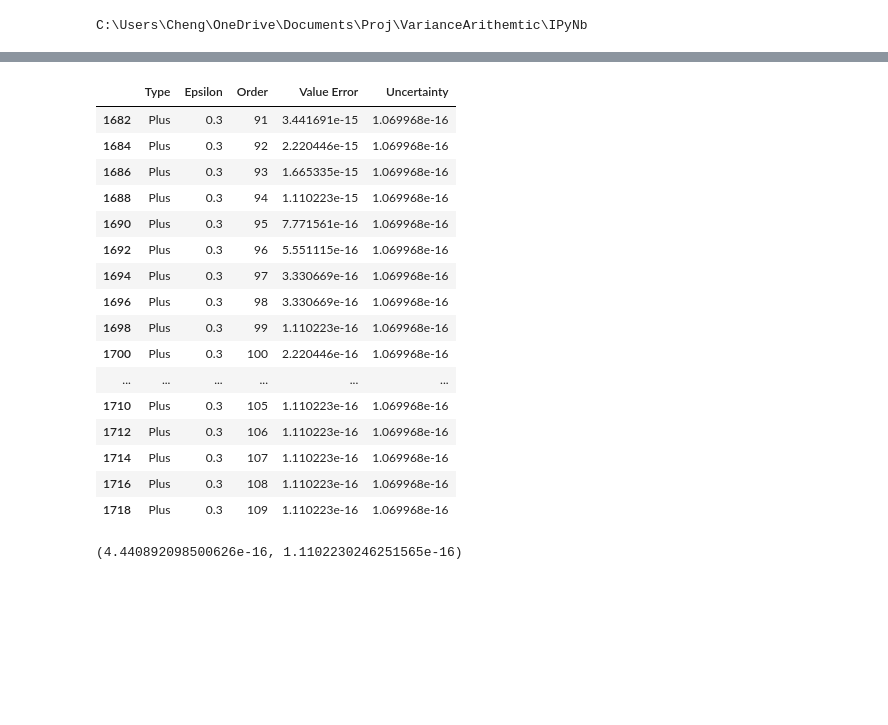
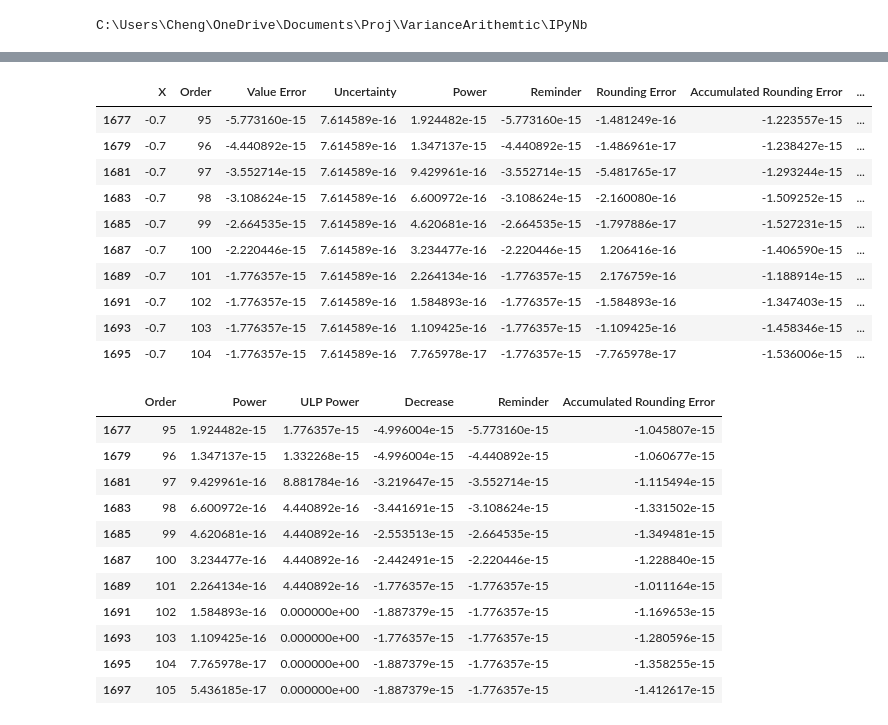
Before and after one commit to Chengpu0707/VarianceArithmetic, a Jupyter notebook: IPyNb/TaylorExpansion.ipynb, the cells around one changed output, grey strips where cells are left out. Drawn from its saved outputs; the diff is of its cells as text; code cells hidden in the pictures; blank space fills up the shorter version.

```diff
--- a/IPyNb/TaylorExpansion.ipynb
+++ b/IPyNb/TaylorExpansion.ipynb
@@ -132,24 +109,30 @@ df[(df['Epsilon']==0.3) & (df['Type']=='Minus') & (df['Order']>90) & (df['Order'
 # %%
-df[(df['Epsilon']==0.3) & (df['Type']=='Plus') & (df['Order']>90) & (df['Order']<110)].head(110)
+df[(df['X']==-0.7) & (df['Order']>=95) & (df['Order']<=105)].head(10)
 # %% [output]
-|  | Type | Epsilon | Order | Value Error | Uncertainty |
-| 1682 | Plus | 0.3 | 91 | 3.441691e-15 | 1.069968e-16 |
-| 1684 | Plus | 0.3 | 92 | 2.220446e-15 | 1.069968e-16 |
-| 1686 | Plus | 0.3 | 93 | 1.665335e-15 | 1.069968e-16 |
-| 1688 | Plus | 0.3 | 94 | 1.110223e-15 | 1.069968e-16 |
-| 1690 | Plus | 0.3 | 95 | 7.771561e-16 | 1.069968e-16 |
-| 1692 | Plus | 0.3 | 96 | 5.551115e-16 | 1.069968e-16 |
-| 1694 | Plus | 0.3 | 97 | 3.330669e-16 | 1.069968e-16 |
-| 1696 | Plus | 0.3 | 98 | 3.330669e-16 | 1.069968e-16 |
-| 1698 | Plus | 0.3 | 99 | 1.110223e-16 | 1.069968e-16 |
-| 1700 | Plus | 0.3 | 100 | 2.220446e-16 | 1.069968e-16 |
-| ... | ... | ... | ... | ... | ... |
-| 1710 | Plus | 0.3 | 105 | 1.110223e-16 | 1.069968e-16 |
-| 1712 | Plus | 0.3 | 106 | 1.110223e-16 | 1.069968e-16 |
-| 1714 | Plus | 0.3 | 107 | 1.110223e-16 | 1.069968e-16 |
-| 1716 | Plus | 0.3 | 108 | 1.110223e-16 | 1.069968e-16 |
-| 1718 | Plus | 0.3 | 109 | 1.110223e-16 | 1.069968e-16 |
+|  | X | Order | Value Error | Uncertainty | Power | Reminder | Rounding Error | Accumulated Rounding Error | ... |
+| 1677 | -0.7 | 95 | -5.773160e-15 | 7.614589e-16 | 1.924482e-15 | -5.773160e-15 | -1.481249e-16 | -1.223557e-15 | ... |
+| 1679 | -0.7 | 96 | -4.440892e-15 | 7.614589e-16 | 1.347137e-15 | -4.440892e-15 | -1.486961e-17 | -1.238427e-15 | ... |
+| 1681 | -0.7 | 97 | -3.552714e-15 | 7.614589e-16 | 9.429961e-16 | -3.552714e-15 | -5.481765e-17 | -1.293244e-15 | ... |
+| 1683 | -0.7 | 98 | -3.108624e-15 | 7.614589e-16 | 6.600972e-16 | -3.108624e-15 | -2.160080e-16 | -1.509252e-15 | ... |
+| 1685 | -0.7 | 99 | -2.664535e-15 | 7.614589e-16 | 4.620681e-16 | -2.664535e-15 | -1.797886e-17 | -1.527231e-15 | ... |
+| 1687 | -0.7 | 100 | -2.220446e-15 | 7.614589e-16 | 3.234477e-16 | -2.220446e-15 | 1.206416e-16 | -1.406590e-15 | ... |
+| 1689 | -0.7 | 101 | -1.776357e-15 | 7.614589e-16 | 2.264134e-16 | -1.776357e-15 | 2.176759e-16 | -1.188914e-15 | ... |
+| 1691 | -0.7 | 102 | -1.776357e-15 | 7.614589e-16 | 1.584893e-16 | -1.776357e-15 | -1.584893e-16 | -1.347403e-15 | ... |
+| 1693 | -0.7 | 103 | -1.776357e-15 | 7.614589e-16 | 1.109425e-16 | -1.776357e-15 | -1.109425e-16 | -1.458346e-15 | ... |
+| 1695 | -0.7 | 104 | -1.776357e-15 | 7.614589e-16 | 7.765978e-17 | -1.776357e-15 | -7.765978e-17 | -1.536006e-15 | ... |
-# %%
-math.ulp(1/0.3), math.ulp(1/1.7)
-# %% [output]
-(4.440892098500626e-16, 1.1102230246251565e-16)
+# %%
+df[(df['X']==-0.7) & (df['Order']>=95) & (df['Order']<=105)]\
+    [['Order', 'Power', 'ULP Power', 'Decrease', 'Reminder', 'Accumulated Rounding Error']].head(100)
+# %% [output]
+|  | Order | Power | ULP Power | Decrease | Reminder | Accumulated Rounding Error |
+| 1677 | 95 | 1.924482e-15 | 1.776357e-15 | -4.996004e-15 | -5.773160e-15 | -1.045807e-15 |
+| 1679 | 96 | 1.347137e-15 | 1.332268e-15 | -4.996004e-15 | -4.440892e-15 | -1.060677e-15 |
+| 1681 | 97 | 9.429961e-16 | 8.881784e-16 | -3.219647e-15 | -3.552714e-15 | -1.115494e-15 |
+| 1683 | 98 | 6.600972e-16 | 4.440892e-16 | -3.441691e-15 | -3.108624e-15 | -1.331502e-15 |
+| 1685 | 99 | 4.620681e-16 | 4.440892e-16 | -2.553513e-15 | -2.664535e-15 | -1.349481e-15 |
+| 1687 | 100 | 3.234477e-16 | 4.440892e-16 | -2.442491e-15 | -2.220446e-15 | -1.228840e-15 |
+| 1689 | 101 | 2.264134e-16 | 4.440892e-16 | -1.776357e-15 | -1.776357e-15 | -1.011164e-15 |
+| 1691 | 102 | 1.584893e-16 | 0.000000e+00 | -1.887379e-15 | -1.776357e-15 | -1.169653e-15 |
+| 1693 | 103 | 1.109425e-16 | 0.000000e+00 | -1.776357e-15 | -1.776357e-15 | -1.280596e-15 |
+| 1695 | 104 | 7.765978e-17 | 0.000000e+00 | -1.887379e-15 | -1.776357e-15 | -1.358255e-15 |
+| 1697 | 105 | 5.436185e-17 | 0.000000e+00 | -1.887379e-15 | -1.776357e-15 | -1.412617e-15 |
```
Also changed, not shown: parts of 16 cells of this notebook, 8 other files.
